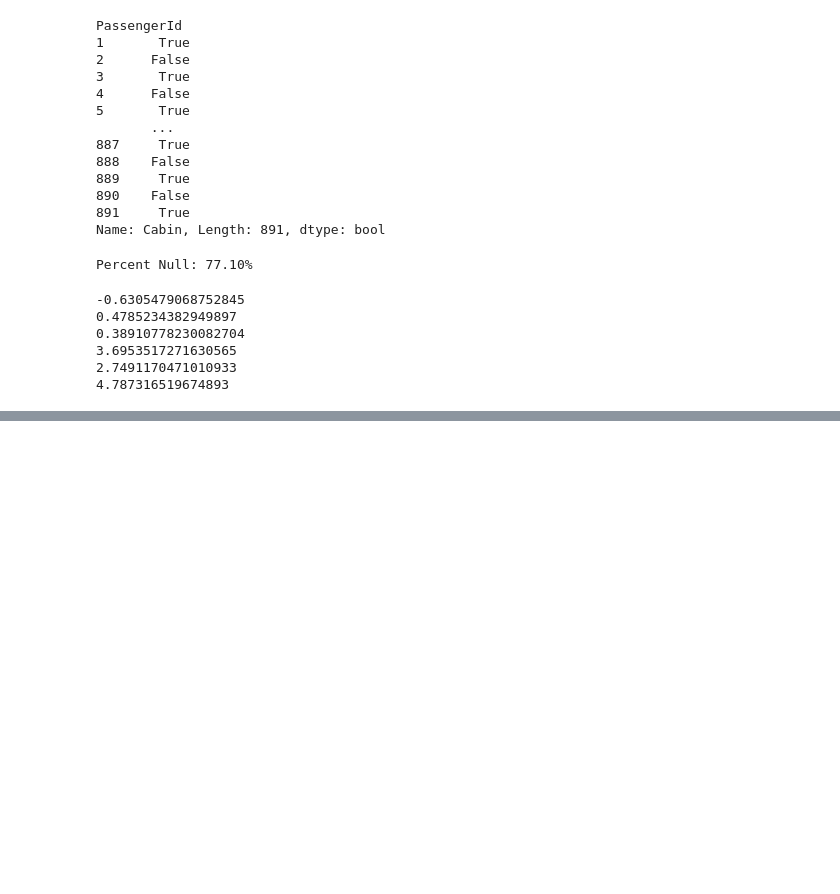
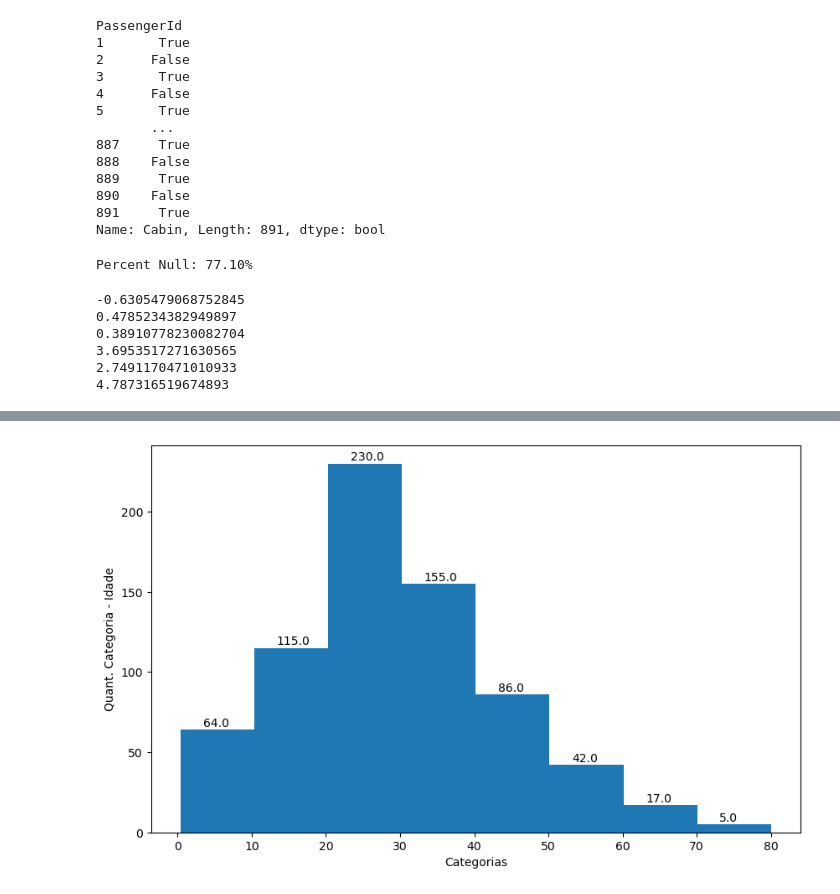
Before and after one commit to CarlosViniMSouza/ML-BI-LG, a Jupyter notebook: assets/titanic.ipynb, the cells around one changed output, grey strips where cells are left out. Drawn from its saved outputs; the diff is of its cells as text; code cells hidden in the pictures; blank space fills up the shorter version.

```diff
--- a/assets/titanic.ipynb
+++ b/assets/titanic.ipynb
@@ -7,10 +7,10 @@ import seaborn as sns
 import warnings
 warnings.filterwarnings('ignore')
 # %%
-train_file = "C:/Users/matutino/Documents/projects/ML-BI-LG/assets/train.csv"
+df_path = "C:/Users/matutino/Documents/projects/ML-BI-LG/assets/municipios.csv"
 
-df_train = pd.read_csv(train_file)
-df_train.head()
+df = pd.read_csv(df_path)
+df.head()
 # %% [output]
 |  | PassengerId | Survived | Pclass | Name | Sex | Age | SibSp | Parch | Ticket | Fare | ... |
 | 0 | 1 | 0 | 3 | Braund, Mr. Owen Harris | male | 22.0 | 1 | 0 | A/5 21171 | 7.2500 | ... |
@@ -168,0 +211,10 @@ print(df_train.Fare.skew())
+# %%
+plt.figure(figsize=(10,6))
+plot = plt.hist(df_train.Age, bins=8, histtype="bar")
+plt.ylabel("Quant. Categoria - Idade")
+plt.xlabel("Categorias")
+
+for i in range(8):
+    plt.text(plot[1][i] + 3, plot[0][i] + 2, str(plot[0][i]))
+# %% [output]
+[figure, added]
```
Also changed, not shown: parts of 9 cells of this notebook, 7 other files.
